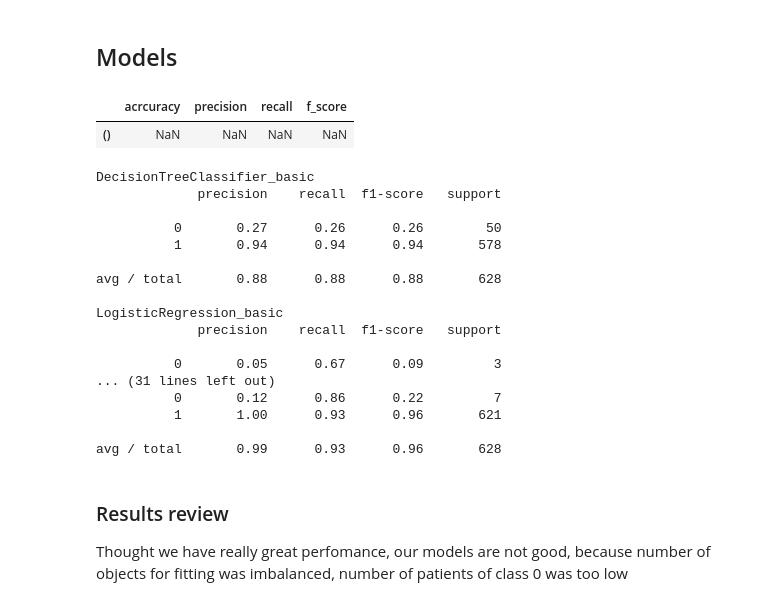
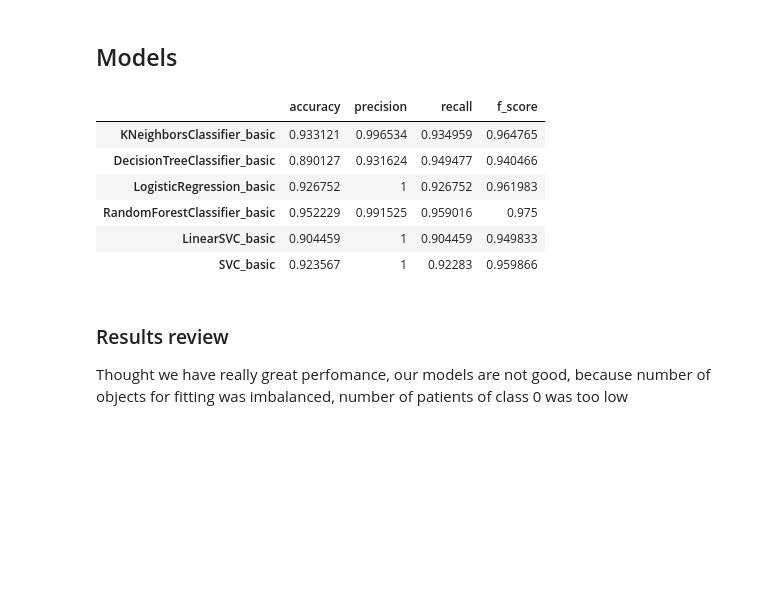
Before and after one commit to Belket/ResperatoryDeseaseClassification, a Jupyter notebook: Disease classification.ipynb, the cells around one changed output. Saved outputs shown, nothing was run; the diff lists cells and outputs as text; code cells hidden in the pictures; blank space fills up the shorter version.

```diff
--- a/Disease classification.ipynb
+++ b/Disease classification.ipynb
@@ -101,18 +101,17 @@ class Results:
 
     def get_scores(self, show_model_parameters=False):
         results = {}
-
-        result_dataframe_index = [self.__results.keys()]
-        result_dataframe_columns = ["acrcuracy", "precision", "recall", "f_score"]
+        result_dataframe_index = self.__results.keys()
+        result_dataframe_columns = ["accuracy", "precision", "recall", "f_score"]
         result_df = pd.DataFrame(index=result_dataframe_index, columns=result_dataframe_columns)
 
         for key, result_object in self.__results.items():
             model_scores = result_object.get_score()
-            result_df[key]["accuracy"] = result_object.get("accuracy")
-            result_df[key]["precision"] = result_object.get("precision")
-            result_df[key]["recall"] = result_object.get("recall")
-            result_df[key]["f_score"] = result_object.get("f_score")
-            result_df[key]["parameters"] = result_object.get_parameters()
+            result_df.loc[key]["accuracy"] = model_scores.get("accuracy")
+            result_df.loc[key]["precision"] = model_scores.get("precision")
+            result_df.loc[key]["recall"] = model_scores.get("recall")
+            result_df.loc[key]["f_score"] = model_scores.get("f_score")
+            result_df.loc[key]["parameters"] = result_object.get_parameters()
 
         return result_df
 
@@ -158,7 +222,8 @@ SVC_basic = [SVC(), "SVC_basic"]
 KNC_basic = [KNeighborsClassifier(), "KNeighborsClassifier_basic"]
 RFC_basic = [RandomForestClassifier(), "RandomForestClassifier_basic"]
 LSVC_basic = [LinearSVC(), "LinearSVC_basic"]
-
 models_data = [LGR_basic, DTC_basic, SVC_basic, KNC_basic, RFC_basic, LSVC_basic]
 models = create_models_data(all_data, models_data=models_data, test_size=0.3)
-results_default_data = Results()  # object for saving results
+models_collector = ModelsCollector()
+results = Results()  # object for saving results
+models_collector.set_collector_object(results)
@@ -197,29 +233,13 @@ for model in models:
 # %%
-results_default_data.get_scores()
+results.get_scores()
 # %% [output]
-|  | acrcuracy | precision | recall | f_score |
-| () | NaN | NaN | NaN | NaN |
+|  | accuracy | precision | recall | f_score |
+| KNeighborsClassifier_basic | 0.933121 | 0.996534 | 0.934959 | 0.964765 |
+| DecisionTreeClassifier_basic | 0.890127 | 0.931624 | 0.949477 | 0.940466 |
+| LogisticRegression_basic | 0.926752 | 1 | 0.926752 | 0.961983 |
+| RandomForestClassifier_basic | 0.952229 | 0.991525 | 0.959016 | 0.975 |
+| LinearSVC_basic | 0.904459 | 1 | 0.904459 | 0.949833 |
+| SVC_basic | 0.923567 | 1 | 0.92283 | 0.959866 |
-# %%
-for result_object in results.get_results().values():
-    result_object.classification_report()
-# %% [output]
-DecisionTreeClassifier_basic
-             precision    recall  f1-score   support
-
-          0       0.27      0.26      0.26        50
-          1       0.94      0.94      0.94       578
-
-avg / total       0.88      0.88      0.88       628
-
-LogisticRegression_basic
-             precision    recall  f1-score   support
-
-          0       0.05      0.67      0.09         3
-... (31 lines left out)
-          0       0.12      0.86      0.22         7
-          1       1.00      0.93      0.96       621
-
-avg / total       0.99      0.93      0.96       628
 # %% [markdown]
 ### Results review
 Thought we have really great perfomance, our models are not good, because number of objects for fitting was imbalanced,
```
Also changed, not shown: parts of 17 cells of this notebook.
